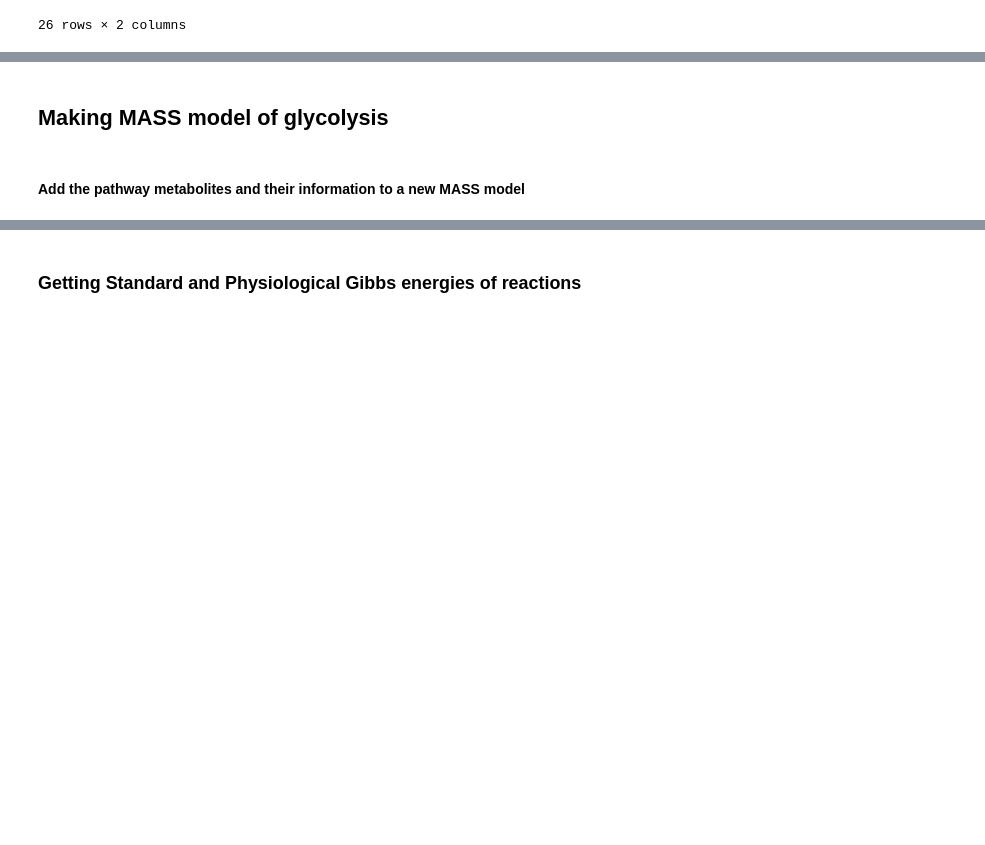
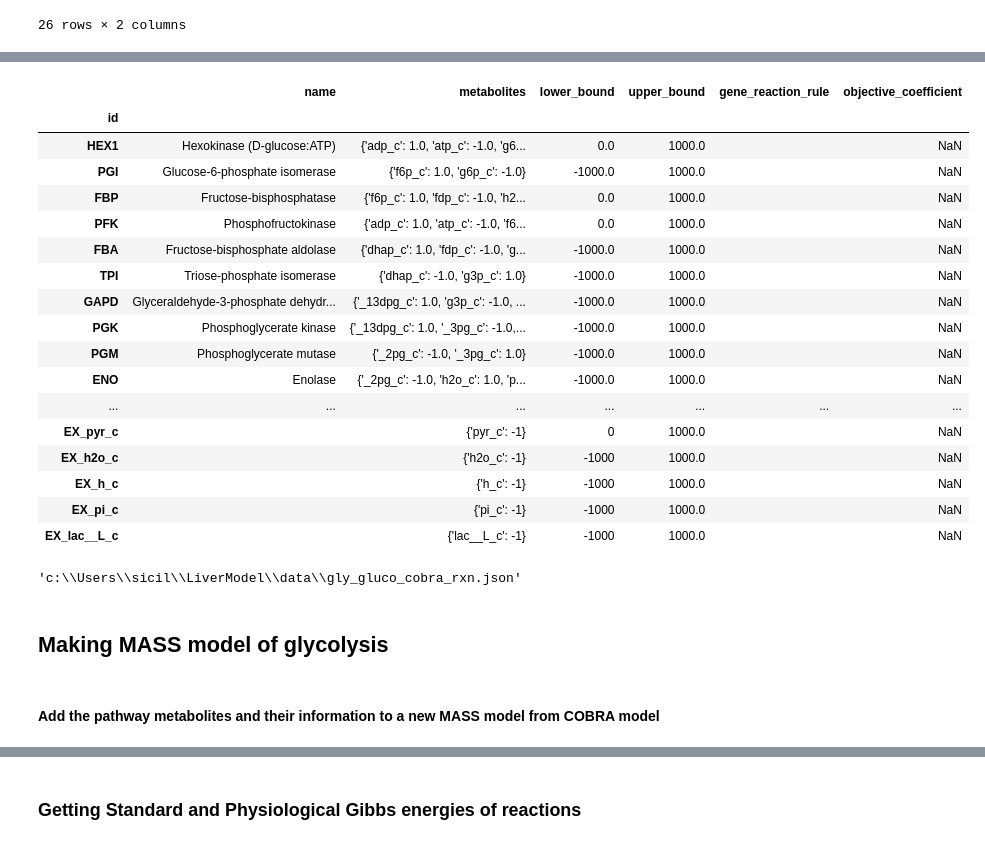
Before and after one commit to Sicily-maker/LiverModel, a Jupyter notebook: 0.0.4-liver-from-recon-3D.ipynb, the cells around one changed output, grey strips where cells are left out. Cells and saved outputs as stored; diff of their text form; code cells hidden in the pictures; blank space fills up the shorter version.

Commit message:
gluconeogenesis

```diff
--- a/0.0.4-liver-from-recon-3D.ipynb
+++ b/0.0.4-liver-from-recon-3D.ipynb
@@ -279,7 +289,7 @@ json.save_json_model(model=trial, filename=gly_gluco_json)
 # cobra.util.solver.qp_solvers = ['cplex', 'gurobi']
 # trial.solver
 # %%
-for model_file in glob(liver_json):
+for model_file in glob(gly_gluco_json):
     model_name = model_file.split('/')[-1]
     if 'model' not in model_name:
         continue
@@ -304,5 +314,5 @@ for model_file in glob(liver_json):
 
     df = pd.DataFrame(solved_fluxes.copy(), index=[i.id for i in model.reactions])
     df = df/df.abs().max()
-    csv_dir = os.path.join(minspan_dir,"liver_csv.csv")
+    csv_dir = os.path.join(minspan_dir,"gly_gluco_csv.csv")
     df.to_csv(csv_dir)
@@ -311,6 +355,45 @@ for model_file in glob(liver_json):
+# %%
+rxn_df=pd.DataFrame()
+for rxn in trial.reactions:
+    cobra_rxn= trial.reactions.get_by_id(rxn.id)
+    r=reaction_to_dict(cobra_rxn)
+#     print(r)
+    df=pd.DataFrame.from_dict(r,orient='index')
+    df=df.T
+    rxn_df=rxn_df.append(df)
+
+rxn_df=rxn_df.set_index('id')
+rxn_df
+# %% [output]
+|  | name | metabolites | lower_bound | upper_bound | gene_reaction_rule | objective_coefficient |
+| id |  |  |  |  |  |  |
+| HEX1 | Hexokinase (D-glucose:ATP) | {'adp_c': 1.0, 'atp_c': -1.0, 'g6... | 0.0 | 1000.0 |  | NaN |
+| PGI | Glucose-6-phosphate isomerase | {'f6p_c': 1.0, 'g6p_c': -1.0} | -1000.0 | 1000.0 |  | NaN |
+| FBP | Fructose-bisphosphatase | {'f6p_c': 1.0, 'fdp_c': -1.0, 'h2... | 0.0 | 1000.0 |  | NaN |
+| PFK | Phosphofructokinase | {'adp_c': 1.0, 'atp_c': -1.0, 'f6... | 0.0 | 1000.0 |  | NaN |
+| FBA | Fructose-bisphosphate aldolase | {'dhap_c': 1.0, 'fdp_c': -1.0, 'g... | -1000.0 | 1000.0 |  | NaN |
+| TPI | Triose-phosphate isomerase | {'dhap_c': -1.0, 'g3p_c': 1.0} | -1000.0 | 1000.0 |  | NaN |
+| GAPD | Glyceraldehyde-3-phosphate dehydr... | {'_13dpg_c': 1.0, 'g3p_c': -1.0, ... | -1000.0 | 1000.0 |  | NaN |
+| PGK | Phosphoglycerate kinase | {'_13dpg_c': 1.0, '_3pg_c': -1.0,... | -1000.0 | 1000.0 |  | NaN |
+| PGM | Phosphoglycerate mutase | {'_2pg_c': -1.0, '_3pg_c': 1.0} | -1000.0 | 1000.0 |  | NaN |
+| ENO | Enolase | {'_2pg_c': -1.0, 'h2o_c': 1.0, 'p... | -1000.0 | 1000.0 |  | NaN |
+| ... | ... | ... | ... | ... | ... | ... |
+| EX_pyr_c |  | {'pyr_c': -1} | 0 | 1000.0 |  | NaN |
+| EX_h2o_c |  | {'h2o_c': -1} | -1000 | 1000.0 |  | NaN |
+| EX_h_c |  | {'h_c': -1} | -1000 | 1000.0 |  | NaN |
+| EX_pi_c |  | {'pi_c': -1} | -1000 | 1000.0 |  | NaN |
+| EX_lac__L_c |  | {'lac__L_c': -1} | -1000 | 1000.0 |  | NaN |
+# %%
+json_rxn_cobra = os.path.join(data_dir,"gly_gluco_cobra_rxn.json")
+rxn_df.to_json(json_rxn_cobra
+,orient="index"
+)
+json_rxn_cobra
+# %% [output]
+'c:\\Users\\sicil\\LiverModel\\data\\gly_gluco_cobra_rxn.json'
 # %% [markdown]
 ## Making MASS model of glycolysis
 # %%
 liver= MassModel("Core_Model", array_type='DataFrame', dtype=np.int64)
 # %% [markdown]
-#### Add the pathway metabolites and their information to a new MASS model
+#### Add the pathway metabolites and their information to a new MASS model from COBRA model
```
Also changed, not shown: parts of 20 cells of this notebook, 47 other files.
